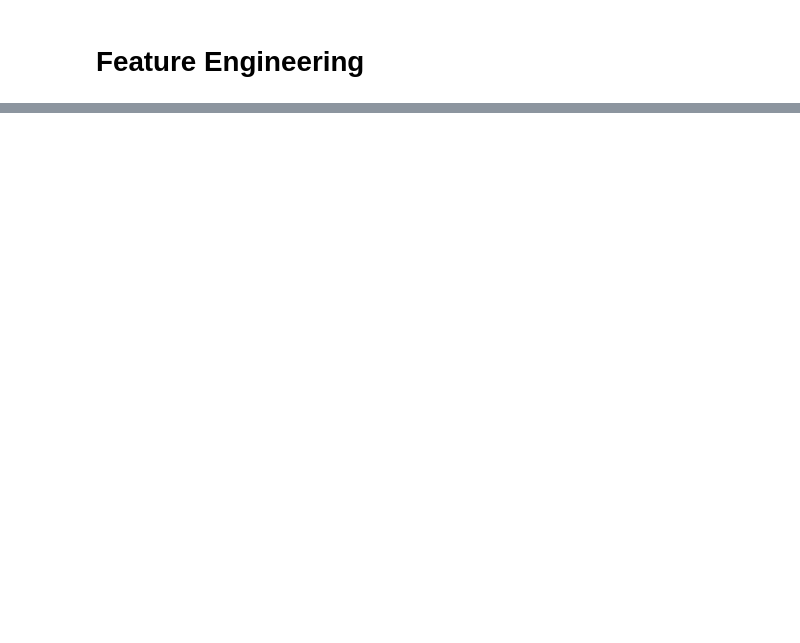
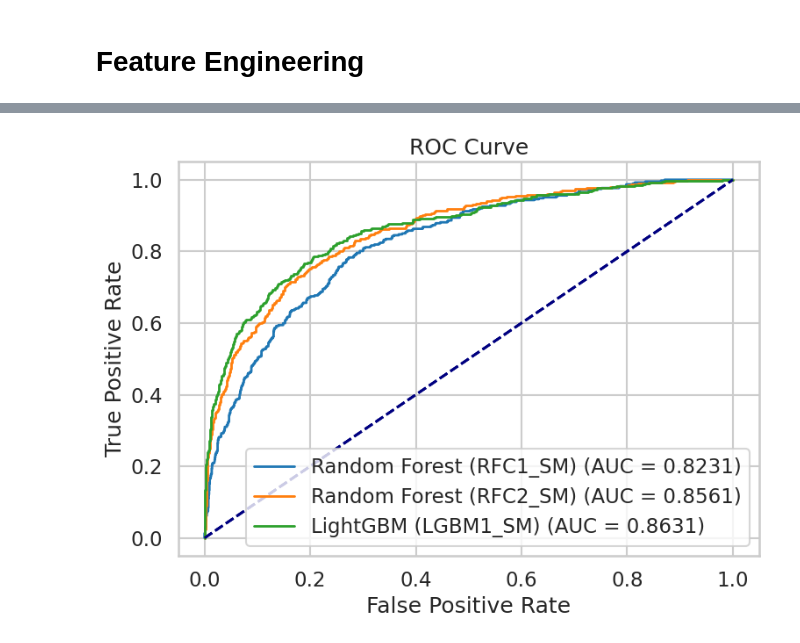
Before and after one commit to haichaukhuu/ms-fabric-getting-started, a Jupyter notebook: churn.ipynb, the cells around one changed output, grey strips where cells are left out. Drawn from its saved outputs; the diff is of its cells as text; code cells hidden in the pictures; blank space fills up the shorter version.

```diff
--- a/churn.ipynb
+++ b/churn.ipynb
@@ -393,0 +538,3 @@ perform_t_tests(df, target_var_col, numerical_cols)
+# %%
+SEED = 178
+churn_df_clean = spark.read.format("delta").load("Tables/churn_df_clean").toPandas()
@@ -393,0 +554,7 @@ perform_t_tests(df, target_var_col, numerical_cols)
+# %%
+from collections import Counter
+from imblearn.over_sampling import SMOTE
+
+sm = SMOTE(random_state=SEED)
+X_train_res, y_train_res = sm.fit_resample(X_train, y_train)
+new_train_df = pd.concat([X_train_res, y_train_res], axis=1)
@@ -393,0 +666,6 @@ perform_t_tests(df, target_var_col, numerical_cols)
+# %%
+# Define run_uri to fetch the model
+# MLflow client: mlflow.model.url, list model
+load_model_rfc1_sm = mlflow.sklearn.load_model(f"runs:/{rfc1_sm_run_id}/model")
+load_model_rfc2_sm = mlflow.sklearn.load_model(f"runs:/{rfc2_sm_run_id}/model")
+load_model_lgbm1_sm = mlflow.lightgbm.load_model(f"runs:/{lgbm1_sm_run_id}/model")
@@ -393,0 +674,4 @@ perform_t_tests(df, target_var_col, numerical_cols)
+# %%
+ypred_rfc1_sm = load_model_rfc1_sm.predict(X_test) # Random forest with maximum depth of 4 and 4 features
+ypred_rfc2_sm = load_model_rfc2_sm.predict(X_test) # Random forest with maximum depth of 8 and 6 features
+ypred_lgbm1_sm = load_model_lgbm1_sm.predict(X_test) # LightGBM
@@ -393,0 +749,67 @@ perform_t_tests(df, target_var_col, numerical_cols)
+# %%
+from sklearn.metrics import (
+    accuracy_score,
+    f1_score,
+    precision_score,
+    recall_score,
+    roc_curve,
+    auc,
+    classification_report,
+)
+
+
+
+def evaluate_model(y_true, y_pred, model_name):
+    accuracy = accuracy_score(y_true, y_pred)
+    f1 = f1_score(y_true, y_pred)
+    precision = precision_score(y_true, y_pred)
+    recall = recall_score(y_true, y_pred)
+
+    print(f"\n--- Evaluation for {model_name} ---")
+
+    headers = ["Metric", "Score"]
+    table_data = [
+        ["Accuracy", f"{accuracy:.4f}"],
+        ["F1 Score", f"{f1:.4f}"],
+        ["Precision", f"{precision:.4f}"],
+        ["Recall", f"{recall:.4f}"],
+    ]
+    print(table_data)
+
+    print("\nClassification Report:")
+    print(classification_report(y_true, y_pred))
+
+
+def plot_roc_curve(y_true, y_pred_proba, model_name, ax):
+    fpr, tpr, thresholds = roc_curve(y_true, y_pred_proba)
+    roc_auc = auc(fpr, tpr)
+    ax.plot(
+        fpr, tpr, lw=2, label=f"{model_name} (AUC = {roc_auc:.4f})"
+    )
+    ax.plot([0, 1], [0, 1], color="navy", lw=2, linestyle="--")
+    ax.set_xlabel("False Positive Rate")
+    ax.set_ylabel("True Positive Rate")
+    ax.set_title("ROC Curve")
+    ax.legend(loc="lower right")
+    ax.grid(True)
+
+
+
+evaluate_model(y_test, ypred_rfc1_sm, "Random Forest (RFC1_SM)")
+y_pred_proba_rfc1_sm = load_model_rfc1_sm.predict_proba(X_test)[:, 1]
+
+evaluate_model(y_test, ypred_rfc2_sm, "Random Forest (RFC2_SM)")
+y_pred_proba_rfc2_sm = load_model_rfc2_sm.predict_proba(X_test)[:, 1]
+
+evaluate_model(y_test, ypred_lgbm1_sm, "LightGBM (LGBM1_SM)")
+y_pred_proba_lgbm1_sm = load_model_lgbm1_sm.predict_proba(X_test)[:, 1]
+
+
+fig, ax = plt.subplots(figsize=(8, 6))
+plot_roc_curve(y_test, y_pred_proba_rfc1_sm, "Random Forest (RFC1_SM)", ax)
+plot_roc_curve(y_test, y_pred_proba_rfc2_sm, "Random Forest (RFC2_SM)", ax)
+plot_roc_curve(y_test, y_pred_proba_lgbm1_sm, "LightGBM (LGBM1_SM)", ax)
+
+plt.tight_layout()
+plt.show()
+# %% [output]
@@ -393,0 +834 @@ perform_t_tests(df, target_var_col, numerical_cols)
+[figure, added]
```
Also changed, not shown: parts of 48 cells of this notebook.
